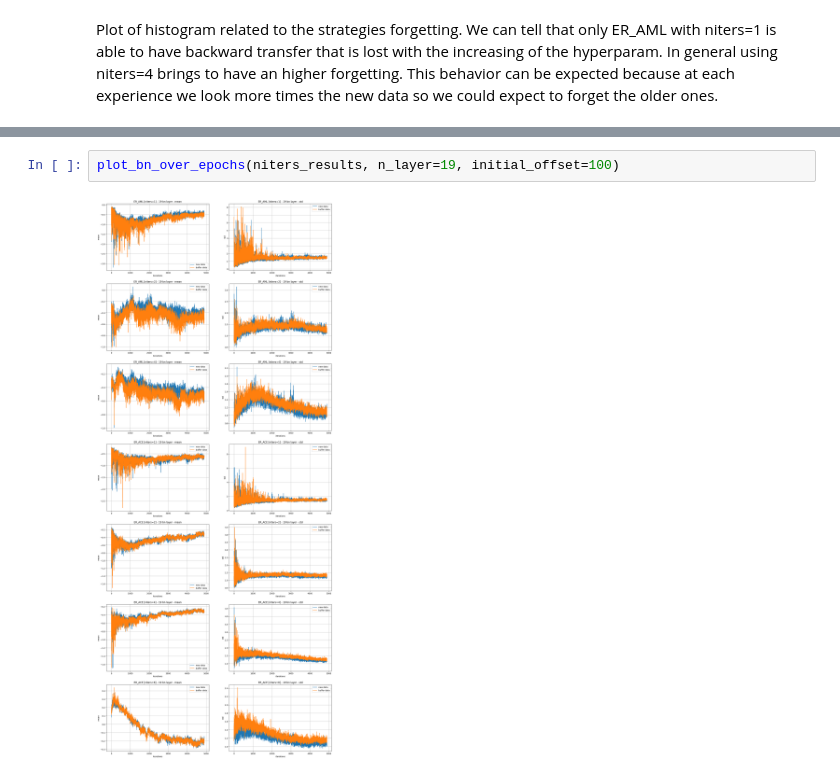
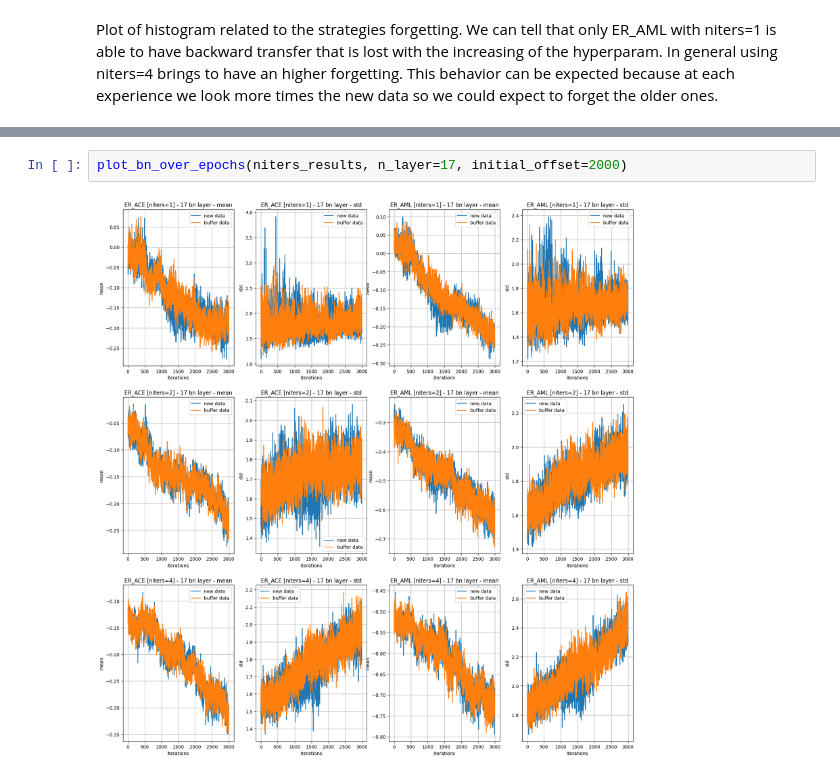
Before and after one commit to GeremiaPompei/asymmetric_er, a Jupyter notebook: results_analysis.ipynb, the cells around one changed output, grey strips where cells are left out. Saved outputs shown, nothing was run; the diff lists cells and outputs as text.

```diff
--- a/results_analysis.ipynb
+++ b/results_analysis.ipynb
@@ -205,4 +211,4 @@ plot_bn_over_epochs(niters_results, n_layer=9, initial_offset=100)
 # %%
-plot_bn_over_epochs(niters_results, n_layer=19, initial_offset=100)
+plot_bn_over_epochs(niters_results, n_layer=17, initial_offset=2000)
 # %% [output]
-[figure, old version]
+[figure, new version]
```
Also changed, not shown: parts of 9 cells of this notebook, 4 other files.
